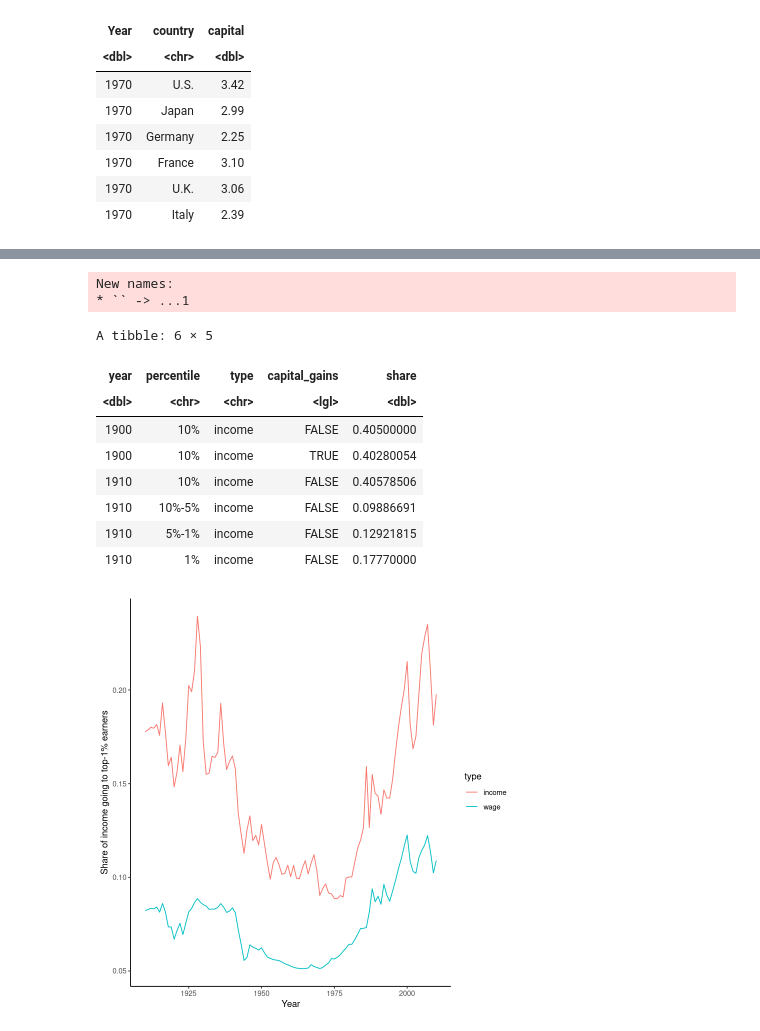
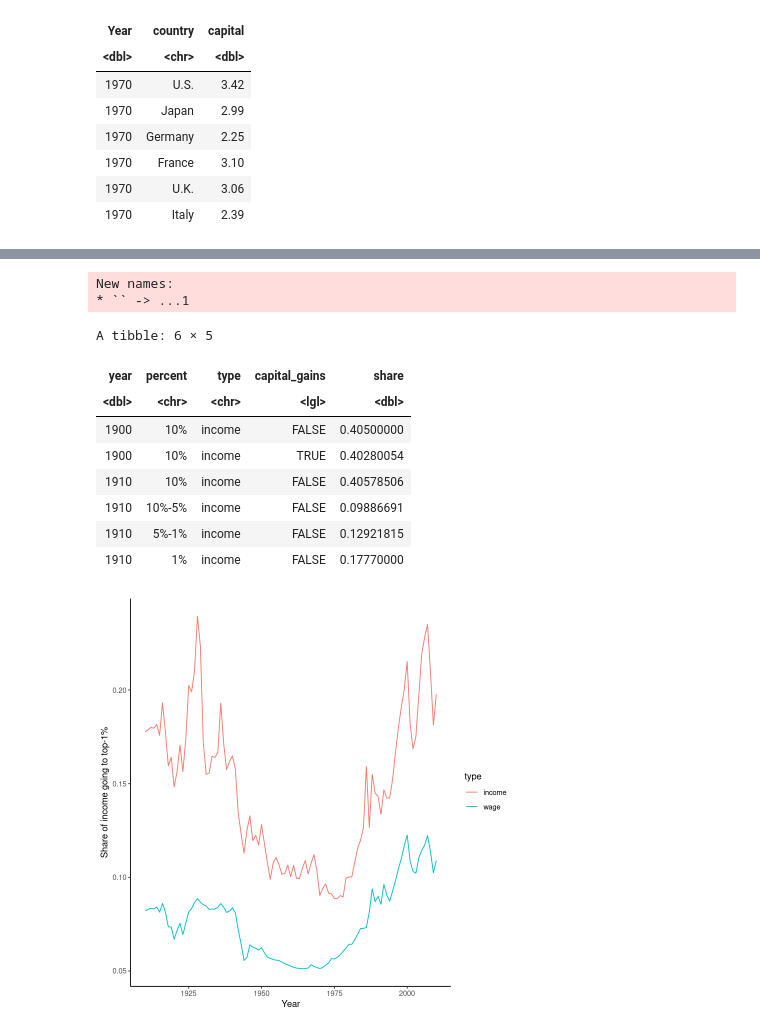
Before and after one commit to ccs-amsterdam/ccsbook, a Jupyter notebook: chapter06/tidy_R.ipynb, the cells around one changed output, grey strips where cells are left out. Drawn from its saved outputs; the diff is of its cells as text; code cells hidden in the pictures.

```diff
--- a/chapter06/tidy_R.ipynb
+++ b/chapter06/tidy_R.ipynb
@@ -71,24 +78,27 @@ cols(
 # %%
 #1 Input: Read the data into a data frame
+url="http://cssbook.net/d/Chapitre8.xls"
 dest = tempfile(fileext=".xls")
-download.file("http://cssbook.net/d/Chapitre8TableauxGraphiques.xls", dest)
-d = readxl::read_excel(dest, sheet="TS8.2", skip = 4)
+download.file(url, dest)
+d = readxl::read_excel(dest,sheet="TS8.2",skip=4)
 d = d%>% rename("year"=1)
 
-#2 Reshape: Pivoting the data into long format, dropping missing values
-d = d %>% pivot_longer(cols=-year, values_to="share") %>% na.omit()
+#2 Reshape: Pivoting to long, dropping missing
+d = d%>%pivot_longer(-year, values_to="share")%>%
+        na.omit()
 
 #3 Normalize
-d = d %>% separate(name, into=c(NA, "percentile", "type", NA, "capital_gains"),
-                         sep=" ", extra="merge", fill="right") %>%
-  mutate(year=as.numeric(year), capital_gains=!is.na(capital_gains))
-
+cols = c(NA,"percent","type",NA,"capital_gains")
+d = d %>% separate(name, into=cols,
+   sep=" ", extra="merge", fill="right") %>%
+  mutate(year=as.numeric(year),
+         capital_gains=!is.na(capital_gains))
 head(d)
 # %% [output]
 New names:
 * `` -> ...1
 A tibble: 6 × 5
-| year | percentile | type | capital_gains | share |
+| year | percent | type | capital_gains | share |
 | <dbl> | <chr> | <chr> | <lgl> | <dbl> |
 | 1900 | 10% | income | FALSE | 0.40500000 |
 | 1900 | 10% | income | TRUE | 0.40280054 |
@@ -98,12 +108,14 @@ A tibble: 6 × 5
 | 1910 | 1% | income | FALSE | 0.17770000 |
 # %%
 #4 Filter for the desired data
-subset = d %>% filter(year >=1910, percentile=="1%", capital_gains==F)
+subset = d %>% filter(year >=1910,
+                      percent=="1%",
+                      capital_gains==F)
 
 #5 Analyze and/or visualization
 ggplot(subset, aes(x=year, y=share, color=type)) +
-  geom_line() +
-  xlab("Year") + ylab("Share of income going to top-1% earners") +
+  geom_line() + xlab("Year") +
+ylab("Share of income going to top-1%") +
   theme_classic()
 # %% [output]
-[figure, old version]
+[figure, new version]
```
Also changed, not shown: parts of 3 cells of this notebook, 8 other files.
